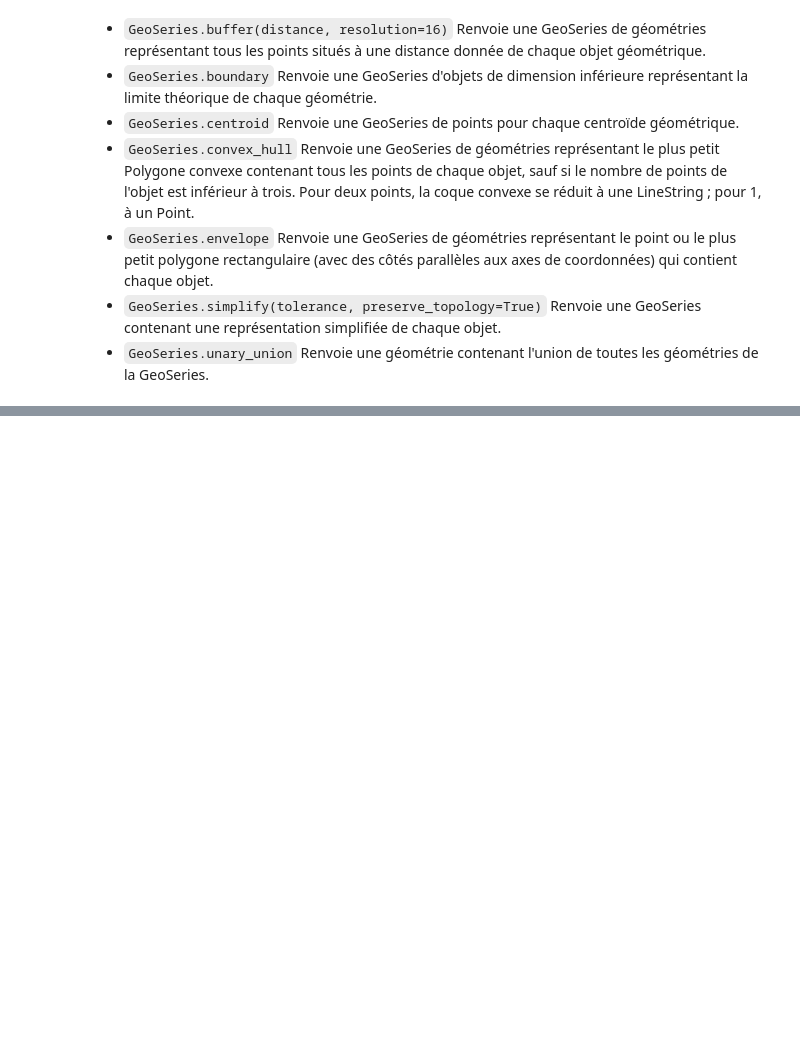
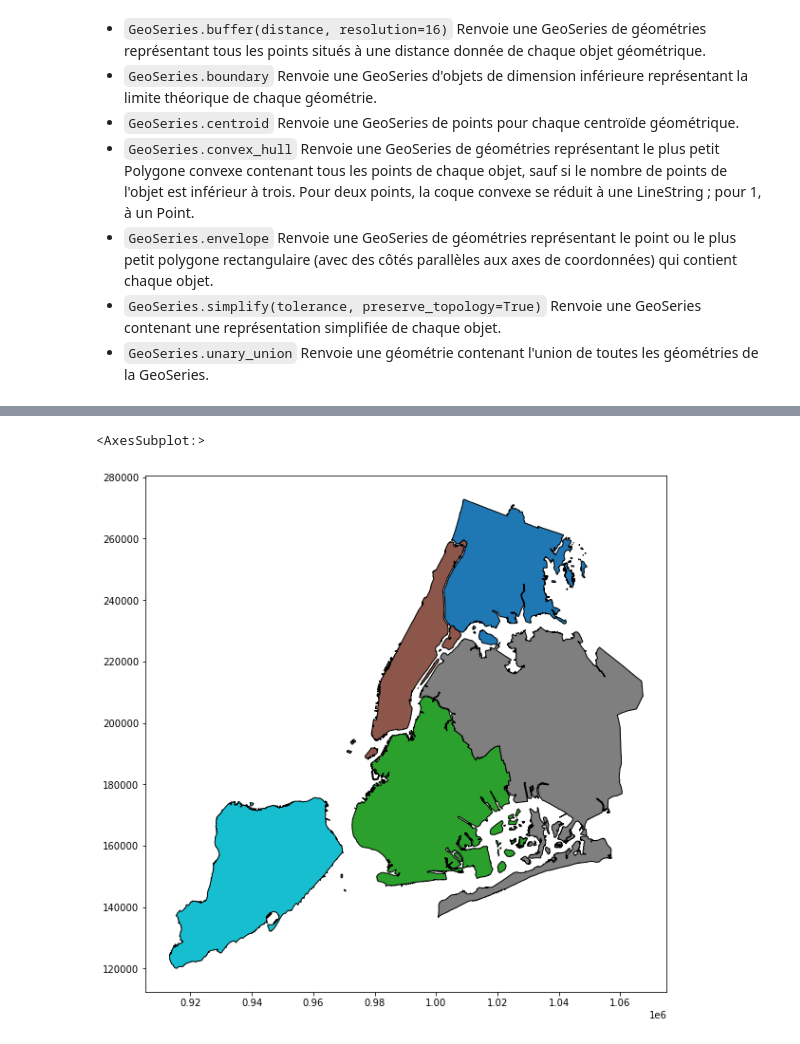
Before and after one commit to MohamedNennouche/Geopandas-tutorial, a Jupyter notebook: tutorial/7-geometric_manipulation.ipynb, the cells around one changed output, grey strips where cells are left out. Drawn from its saved outputs; the diff is of its cells as text; code cells hidden in the pictures; blank space fills up the shorter version.

```diff
--- a/tutorial/7-geometric_manipulation.ipynb
+++ b/tutorial/7-geometric_manipulation.ipynb
@@ -20,0 +36,6 @@ Renvoie une géométrie contenant l'union de toutes les géométries de la GeoSe
+# %%
+nybb_path = gpd.datasets.get_path('nybb')
+boros = gpd.read_file(nybb_path)
+boros.set_index('BoroCode', inplace=True)
+boros.sort_index(inplace=True)
+boros
@@ -20,0 +50,5 @@ Renvoie une géométrie contenant l'union de toutes les géométries de la GeoSe
+# %%
+boros.plot(column="BoroName", figsize=(10,10), edgecolor="black")
+# %% [output]
+<AxesSubplot:>
+[figure, added]
```
Also changed, not shown: parts of 5 cells of this notebook, 2 other files.
